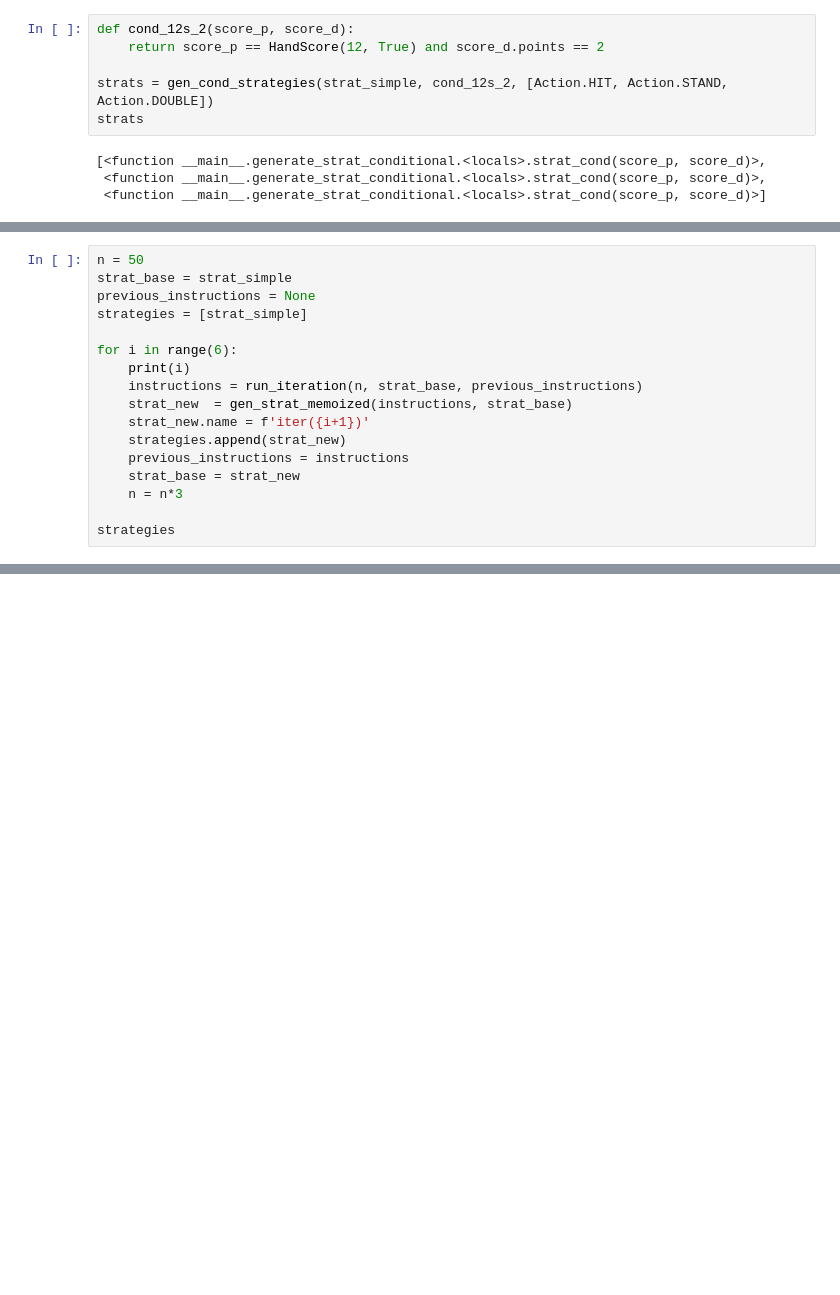
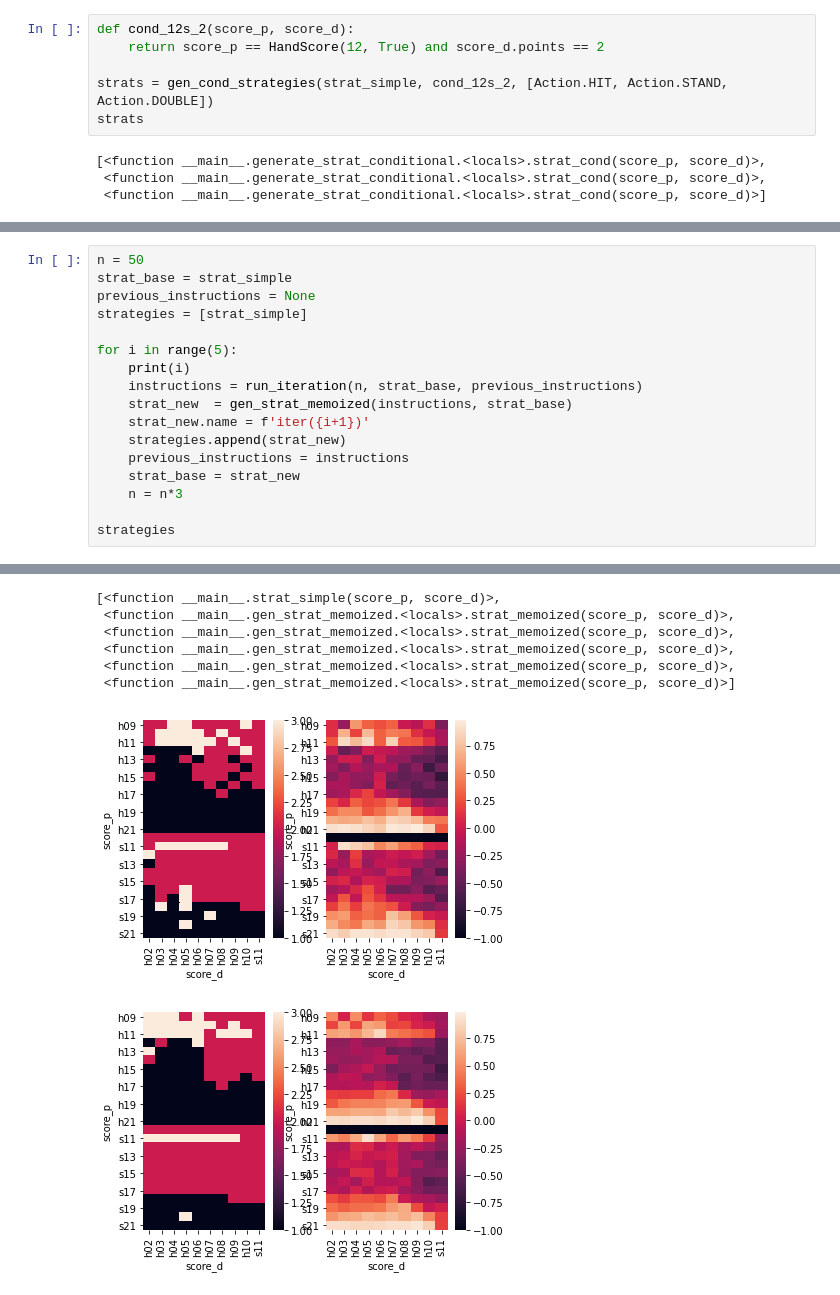
Before and after one commit to sdvinay/blackjack, a Jupyter notebook: Blackjack_sim.ipynb, the cells around one changed output, grey strips where cells are left out. Drawn from its saved outputs; the diff is of its cells as text; blank space fills up the shorter version.

```diff
--- a/Blackjack_sim.ipynb
+++ b/Blackjack_sim.ipynb
@@ -506,17 +443,0 @@ sims.head(10), summarize_totals(sims)
-# %%
-n = 50
-strat_base = strat_simple
-previous_instructions = None
-strategies = [strat_simple]
-
-for i in range(6):
-    print(i)
-    instructions = run_iteration(n, strat_base, previous_instructions)
-    strat_new  = gen_strat_memoized(instructions, strat_base)
-    strat_new.name = f'iter({i+1})'
-    strategies.append(strat_new)
-    previous_instructions = instructions
-    strat_base = strat_new
-    n = n*3
-
-strategies
@@ -574,0 +506,18 @@ sims.head(10), summarize_totals(sims)
+# %%
+n = 50
+strat_base = strat_simple
+previous_instructions = None
+strategies = [strat_simple]
+
+for i in range(5):
+    print(i)
+    instructions = run_iteration(n, strat_base, previous_instructions)
+    strat_new  = gen_strat_memoized(instructions, strat_base)
+    strat_new.name = f'iter({i+1})'
+    strategies.append(strat_new)
+    previous_instructions = instructions
+    strat_base = strat_new
+    n = n*3
+
+strategies
+# %% [output]
@@ -574,0 +541,8 @@ sims.head(10), summarize_totals(sims)
+[<function __main__.strat_simple(score_p, score_d)>,
+ <function __main__.gen_strat_memoized.<locals>.strat_memoized(score_p, score_d)>,
+ <function __main__.gen_strat_memoized.<locals>.strat_memoized(score_p, score_d)>,
+ <function __main__.gen_strat_memoized.<locals>.strat_memoized(score_p, score_d)>,
+ <function __main__.gen_strat_memoized.<locals>.strat_memoized(score_p, score_d)>,
+ <function __main__.gen_strat_memoized.<locals>.strat_memoized(score_p, score_d)>]
+[figure, added]
+[figure, added]
```
Also changed, not shown: parts of 55 cells of this notebook, 1 other file.
